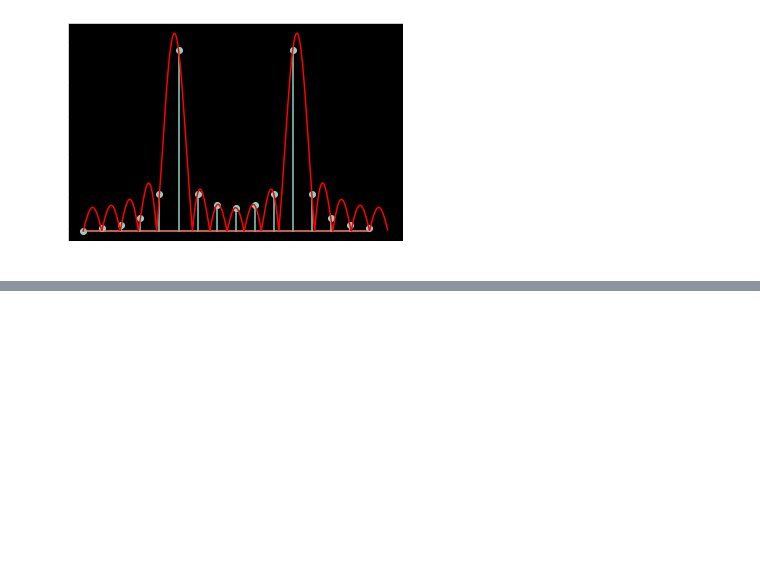
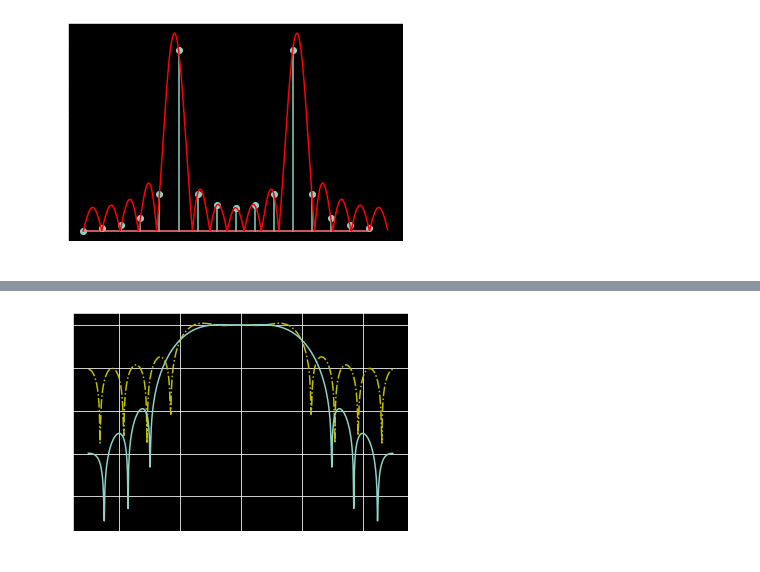
Before and after one commit to mohantyk/srd, a Jupyter notebook: DSP_Chap2.ipynb, the cells around one changed output, grey strips where cells are left out. Drawn from its saved outputs; the diff is of its cells as text; code cells hidden in the pictures; blank space fills up the shorter version.

```diff
--- a/DSP_Chap2.ipynb
+++ b/DSP_Chap2.ipynb
@@ -367,0 +441,17 @@ plt.xticks(np.arange(-0.5, 0.6, 0.1));
+# %%
+n = np.arange(N)
+b = 1 # Exponent of customized Hanning window
+custom_hanning = (0.5 - 0.5*cos( 2*pi*(n+1)/(N+1) ))**b
+new_h = h*custom_hanning
+new_h = new_h/np.abs(new_h.sum())
+
+dtft, freqs = DTFT(new_h*N, 0.002)
+
+new_mag = np.abs(dtft)
+new_mag_db = 20*np.log10(new_mag)
+# %%
+plt.plot(freqs, mag_response_db, '-.y')
+plt.plot(freqs, new_mag_db)
+plt.grid()
+# %% [output]
+[figure, added]
```
Also changed, not shown: parts of 18 cells of this notebook.
